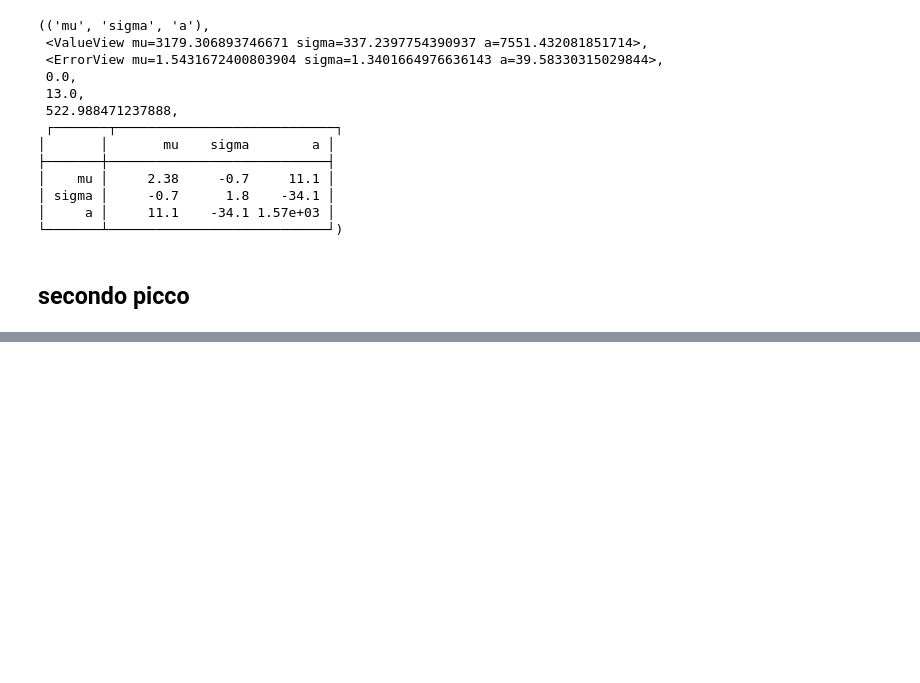
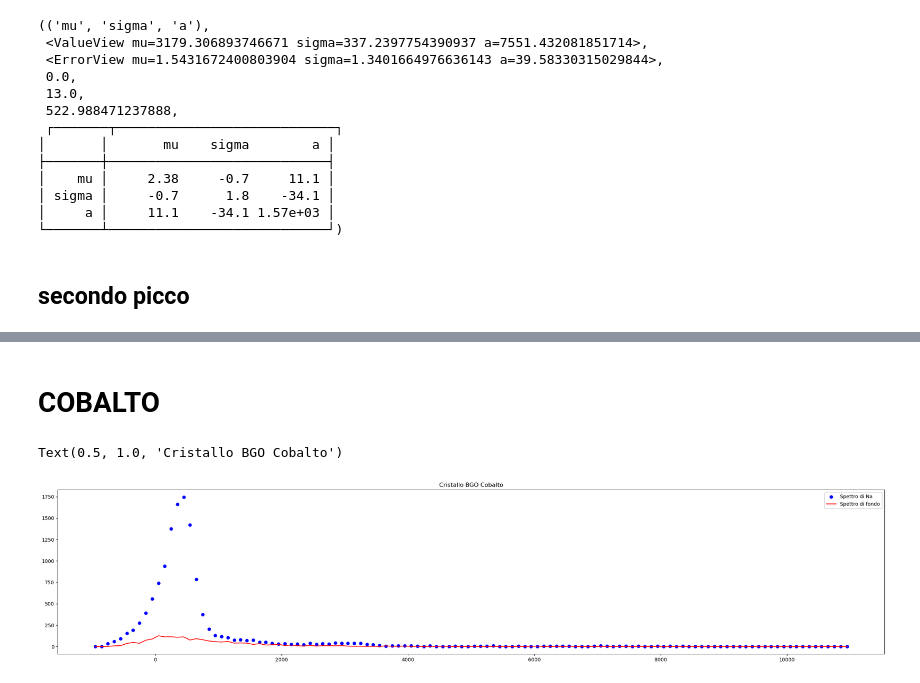
Before and after one commit to Pavar0tty/Laboratorio_SiPM, a Jupyter notebook: Analisi/Parte 2/BGO_analisi.ipynb, the cells around one changed output, grey strips where cells are left out. Drawn from its saved outputs; the diff is of its cells as text; code cells hidden in the pictures; blank space fills up the shorter version.

```diff
--- a/Analisi/Parte 2/BGO_analisi.ipynb
+++ b/Analisi/Parte 2/BGO_analisi.ipynb
@@ -136,0 +131,14 @@ LS_fit(df_secondo_picco_sodio['ADC'], df_secondo_picco_sodio['Counts'], err_seco
+# %% [markdown]
+# COBALTO
+# %%
+# prendo i dati
+df = pd.read_csv('Dati/Parte 2/BGO/Cobalto_55.5V_bins100.txt', delim_whitespace= 'True', skiprows = 65, header=None, encoding= 'ISO-8859-1', names= ['ADC', 'Counts'])
+df_bkg = pd.read_csv ('Dati/Parte 2/BGO/Bkg_55.5V.txt', delim_whitespace = 'True', header = None, skiprows = 65, encoding = 'ISO-8859-1', names = ['ADC', 'Counts'])
+fig, ax = plt.subplots(figsize = (30,6))
+plt.scatter(df['ADC'][:120], df['Counts'][:120], label = 'Spettro di Na', color = 'blue')
+plt.plot(df_bkg['ADC'][:120], df_bkg['Counts'][:120], label = 'Spettro di fondo', color = 'red')
+plt.legend()
+plt.title('Cristallo BGO Cobalto')
+# %% [output]
+Text(0.5, 1.0, 'Cristallo BGO Cobalto')
+[figure, added]
```
Also changed, not shown: parts of 7 cells of this notebook, 3 other files.
